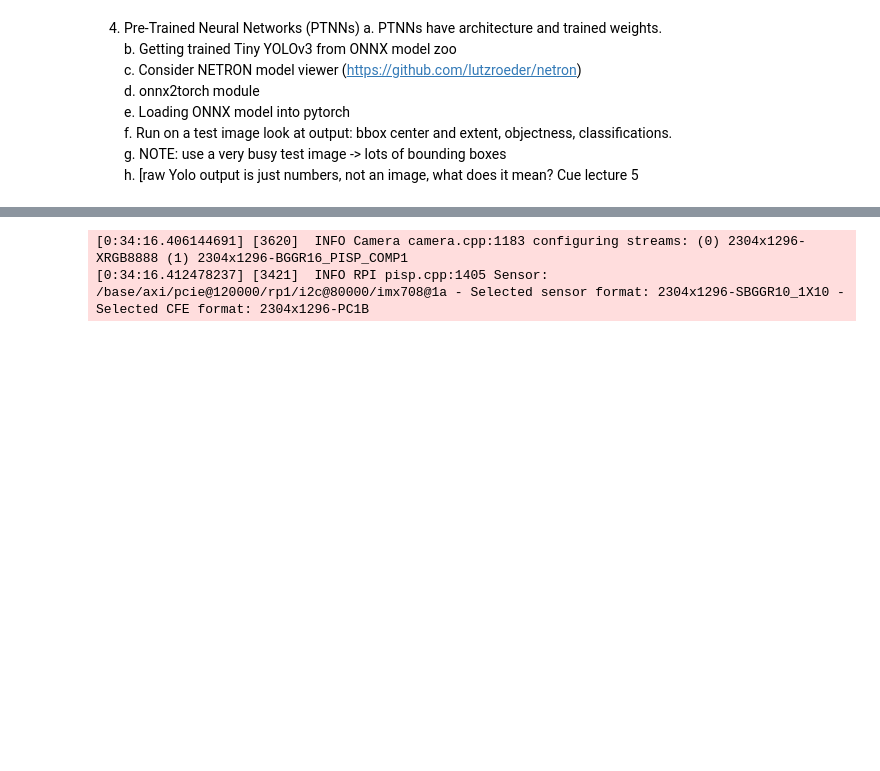
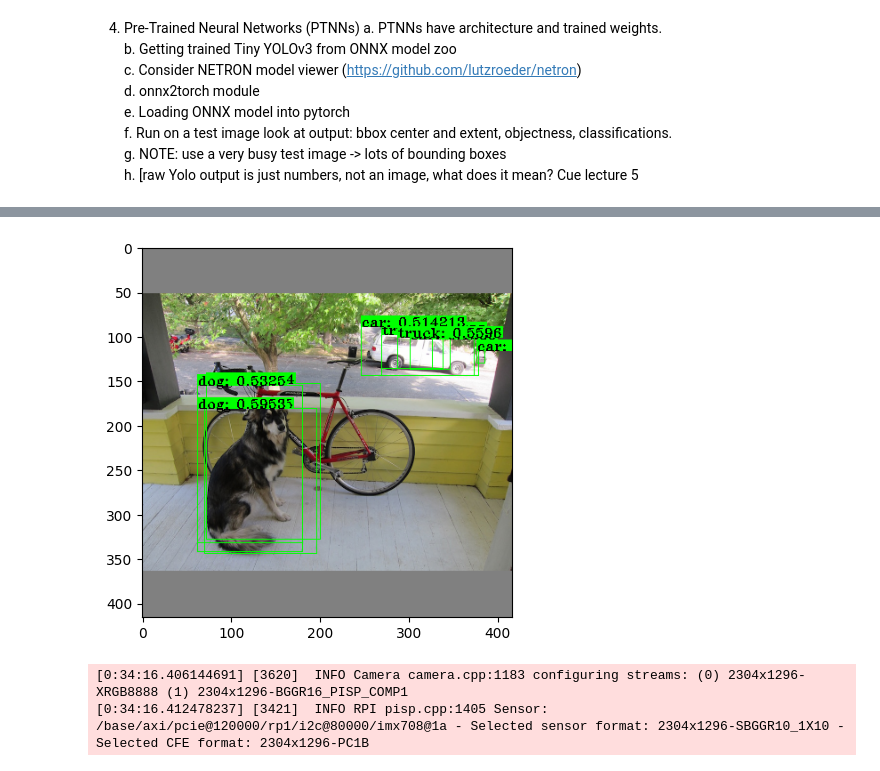
Before and after one commit to sei-cfrank/CVIntro, a Jupyter notebook: exercises/Exercise4.ipynb, the cells around one changed output, grey strips where cells are left out. Drawn from its saved outputs; the diff is of its cells as text; code cells hidden in the pictures; blank space fills up the shorter version.

```diff
--- a/exercises/Exercise4.ipynb
+++ b/exercises/Exercise4.ipynb
@@ -458,0 +545,68 @@ infer_sess = ort.InferenceSession(onnx_model_path)
+# %%
+import math
+
+def sigmoid(x):
+    return 1.0/(1.0 + math.exp(-x))
+
+def iou():
+    return None
+
+def process_results(res, pobj_threshold = 0.1, pcls_threshold = 0.5, iou_threshold = 0.5,
+                    orig_img_size = 416,
+                    anchors = [[[81,82], [135,169], [344,319]],     # mask 0,1,2
+                               [[10,14], [ 23, 27], [ 37, 58]]]):   # mask 3,4,5
+                    #anchors = [[[10,14], [ 23, 27], [ 37, 58]],     # mask 0,1,2
+                    #           [[81,82], [135,169], [344,319]]]):   # mask 3,4,5
+    detections = []
+
+    for blk in range(len(results)):
+        stride = orig_img_size/res[blk].shape[1]  # ASSUMES square image
+        #print("YOLO block", blk, ", stride =", stride)
+        det = np.reshape(res[blk], (res[blk].shape[1], res[blk].shape[2], 3, 85))
+        #print("************************", res[blk].shape, "-->", det.shape ,"*************************")
+        for hi in range(res[blk].shape[1]):
+            for wi in range(res[blk].shape[2]):
+                for anchor_idx in range(3):
+                    detection = det[hi][wi][anchor_idx]
+                    pobj = sigmoid(detection[4])
+
+                    if pobj > pobj_threshold:
+                        #print(hi, wi, anchor_idx, "Anchor:", anchors[blk][anchor_idx], "p(obj):", pobj)
+                        # Compute the bounding box
+                        x = stride*(wi + sigmoid(detection[0]))
+                        y = stride*(hi + sigmoid(detection[1]))
+                        w = math.exp(detection[2])*anchors[blk][anchor_idx][0]
+                        h = math.exp(detection[3])*anchors[blk][anchor_idx][1]
+                        #print("   p(obj) =", pobj,
+                        #      "| bbox(x, y, w, h) =", [x, y, w, h])
+
+                        # Find possible classes
+                        for ci in range(80):
+                            pclass = sigmoid(detection[5+ci])
+                            if pclass > pcls_threshold:
+                                #print("      p(class) =", pclass, "| class =", classes[ci])
+                                detections.append((pobj, pclass, ci, x-w/2., y-h/2., x+w/2., y+h/2.))
+    return detections
+
+def print_detections(detections):
+    for det in detections:
+        print("p(obj)=%.4f, (x,y)_lo=(%3d, %3d), (x,y)_hi=(%3d x %3d), pclass=%.4f, %s" %
+              (det[0], det[3], det[4], det[5], det[6], det[1], classes[det[2]]))
+
+# detections : pobj, pclass, ci, xl, yl, xh, yh
+detections = process_results(results, pobj_threshold=0.2)
+detections.sort()
+print_detections(detections)
+
+annos = []
+for det in detections:
+    annos.append(([det[3], det[4],
+                   det[5], det[6]],
+                  det[0]*det[1],
+                  det[2]))
+
+tmp_img = np.copy(letterbox_img)
+anno_img = draw_annos(tmp_img, annos, classes)
+plt.imshow(anno_img)
+plt.show()
+# %% [output]
@@ -459,3 +627,4 @@ infer_sess = ort.InferenceSession(onnx_model_path)
+[figure, added]
 # %%
 # create a config with desired attributes: format, size, framerate
 # NOTE: camera resolution 4608x2464, downsamples at 2304x1296 (56.03 fps)
```
Also changed, not shown: parts of 5 cells of this notebook.
